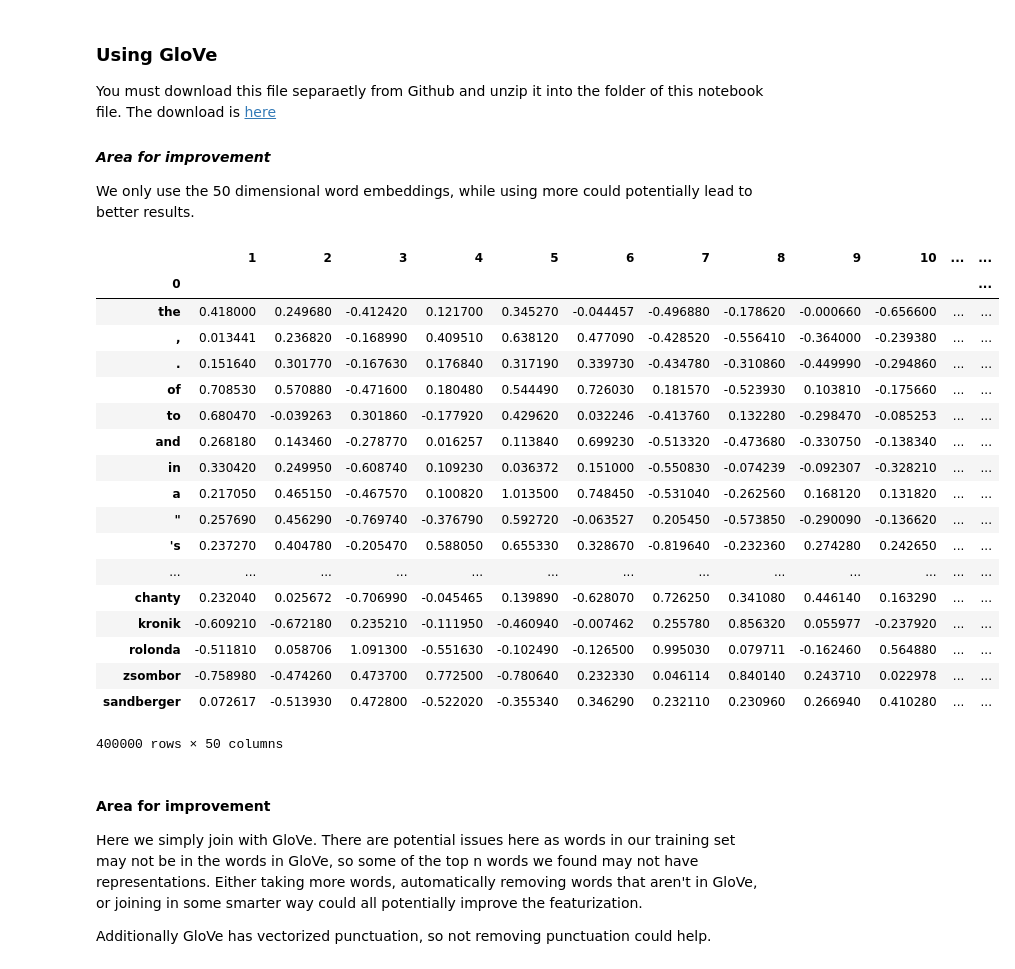
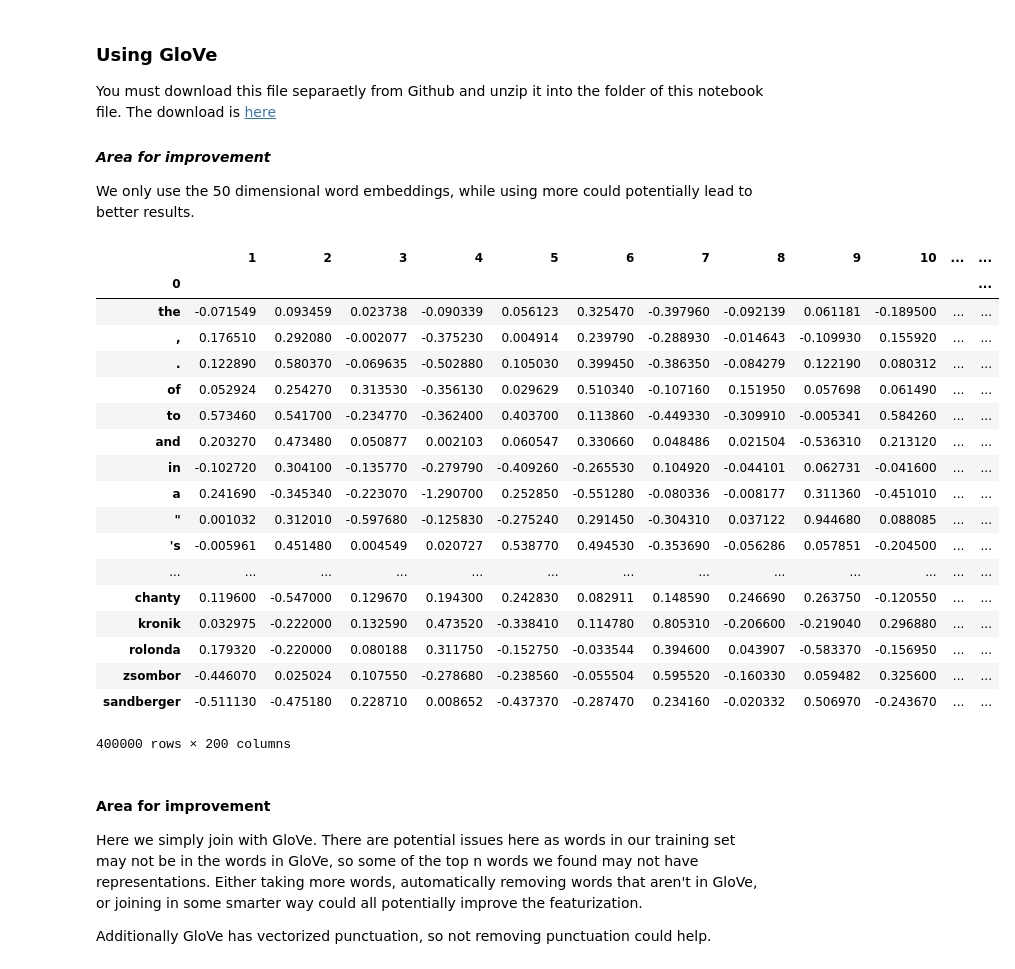
Before and after one commit to akshays97/MBTI-Comp, a Jupyter notebook: Myers Briggs Classification - Full.ipynb, the cells around one changed output. Saved outputs shown, nothing was run; the diff lists cells and outputs as text; code cells hidden in the pictures.

```diff
--- a/Myers Briggs Classification - Full.ipynb
+++ b/Myers Briggs Classification - Full.ipynb
@@ -403,32 +403,32 @@ You must download this file separaetly from Github and unzip it into the folder
 #### *Area for improvement*
 We only use the 50 dimensional word embeddings, while using more could potentially lead to better results.
 # %%
-glove = pd.read_table('glove/glove.6B.50d.txt',
+glove = pd.read_table('glove/glove.6B.200d.txt',
                       sep=' ',
                       index_col=0,
                       header=None,
                       quoting=csv.QUOTE_NONE)
 glove
 # %% [output]
 |  | 1 | 2 | 3 | 4 | 5 | 6 | 7 | 8 | 9 | 10 | ... | ... |
 | 0 |  |  |  |  |  |  |  |  |  |  |  | ... |
-| the | 0.418000 | 0.249680 | -0.412420 | 0.121700 | 0.345270 | -0.044457 | -0.496880 | -0.178620 | -0.000660 | -0.656600 | ... | ... |
-| , | 0.013441 | 0.236820 | -0.168990 | 0.409510 | 0.638120 | 0.477090 | -0.428520 | -0.556410 | -0.364000 | -0.239380 | ... | ... |
-| . | 0.151640 | 0.301770 | -0.167630 | 0.176840 | 0.317190 | 0.339730 | -0.434780 | -0.310860 | -0.449990 | -0.294860 | ... | ... |
-| of | 0.708530 | 0.570880 | -0.471600 | 0.180480 | 0.544490 | 0.726030 | 0.181570 | -0.523930 | 0.103810 | -0.175660 | ... | ... |
-| to | 0.680470 | -0.039263 | 0.301860 | -0.177920 | 0.429620 | 0.032246 | -0.413760 | 0.132280 | -0.298470 | -0.085253 | ... | ... |
-| and | 0.268180 | 0.143460 | -0.278770 | 0.016257 | 0.113840 | 0.699230 | -0.513320 | -0.473680 | -0.330750 | -0.138340 | ... | ... |
-| in | 0.330420 | 0.249950 | -0.608740 | 0.109230 | 0.036372 | 0.151000 | -0.550830 | -0.074239 | -0.092307 | -0.328210 | ... | ... |
-| a | 0.217050 | 0.465150 | -0.467570 | 0.100820 | 1.013500 | 0.748450 | -0.531040 | -0.262560 | 0.168120 | 0.131820 | ... | ... |
-| " | 0.257690 | 0.456290 | -0.769740 | -0.376790 | 0.592720 | -0.063527 | 0.205450 | -0.573850 | -0.290090 | -0.136620 | ... | ... |
-| 's | 0.237270 | 0.404780 | -0.205470 | 0.588050 | 0.655330 | 0.328670 | -0.819640 | -0.232360 | 0.274280 | 0.242650 | ... | ... |
+| the | -0.071549 | 0.093459 | 0.023738 | -0.090339 | 0.056123 | 0.325470 | -0.397960 | -0.092139 | 0.061181 | -0.189500 | ... | ... |
+| , | 0.176510 | 0.292080 | -0.002077 | -0.375230 | 0.004914 | 0.239790 | -0.288930 | -0.014643 | -0.109930 | 0.155920 | ... | ... |
+| . | 0.122890 | 0.580370 | -0.069635 | -0.502880 | 0.105030 | 0.399450 | -0.386350 | -0.084279 | 0.122190 | 0.080312 | ... | ... |
+| of | 0.052924 | 0.254270 | 0.313530 | -0.356130 | 0.029629 | 0.510340 | -0.107160 | 0.151950 | 0.057698 | 0.061490 | ... | ... |
+| to | 0.573460 | 0.541700 | -0.234770 | -0.362400 | 0.403700 | 0.113860 | -0.449330 | -0.309910 | -0.005341 | 0.584260 | ... | ... |
+| and | 0.203270 | 0.473480 | 0.050877 | 0.002103 | 0.060547 | 0.330660 | 0.048486 | 0.021504 | -0.536310 | 0.213120 | ... | ... |
+| in | -0.102720 | 0.304100 | -0.135770 | -0.279790 | -0.409260 | -0.265530 | 0.104920 | -0.044101 | 0.062731 | -0.041600 | ... | ... |
+| a | 0.241690 | -0.345340 | -0.223070 | -1.290700 | 0.252850 | -0.551280 | -0.080336 | -0.008177 | 0.311360 | -0.451010 | ... | ... |
+| " | 0.001032 | 0.312010 | -0.597680 | -0.125830 | -0.275240 | 0.291450 | -0.304310 | 0.037122 | 0.944680 | 0.088085 | ... | ... |
+| 's | -0.005961 | 0.451480 | 0.004549 | 0.020727 | 0.538770 | 0.494530 | -0.353690 | -0.056286 | 0.057851 | -0.204500 | ... | ... |
 | ... | ... | ... | ... | ... | ... | ... | ... | ... | ... | ... | ... | ... |
-| chanty | 0.232040 | 0.025672 | -0.706990 | -0.045465 | 0.139890 | -0.628070 | 0.726250 | 0.341080 | 0.446140 | 0.163290 | ... | ... |
-| kronik | -0.609210 | -0.672180 | 0.235210 | -0.111950 | -0.460940 | -0.007462 | 0.255780 | 0.856320 | 0.055977 | -0.237920 | ... | ... |
-| rolonda | -0.511810 | 0.058706 | 1.091300 | -0.551630 | -0.102490 | -0.126500 | 0.995030 | 0.079711 | -0.162460 | 0.564880 | ... | ... |
-| zsombor | -0.758980 | -0.474260 | 0.473700 | 0.772500 | -0.780640 | 0.232330 | 0.046114 | 0.840140 | 0.243710 | 0.022978 | ... | ... |
-| sandberger | 0.072617 | -0.513930 | 0.472800 | -0.522020 | -0.355340 | 0.346290 | 0.232110 | 0.230960 | 0.266940 | 0.410280 | ... | ... |
+| chanty | 0.119600 | -0.547000 | 0.129670 | 0.194300 | 0.242830 | 0.082911 | 0.148590 | 0.246690 | 0.263750 | -0.120550 | ... | ... |
+| kronik | 0.032975 | -0.222000 | 0.132590 | 0.473520 | -0.338410 | 0.114780 | 0.805310 | -0.206600 | -0.219040 | 0.296880 | ... | ... |
+| rolonda | 0.179320 | -0.220000 | 0.080188 | 0.311750 | -0.152750 | -0.033544 | 0.394600 | 0.043907 | -0.583370 | -0.156950 | ... | ... |
+| zsombor | -0.446070 | 0.025024 | 0.107550 | -0.278680 | -0.238560 | -0.055504 | 0.595520 | -0.160330 | 0.059482 | 0.325600 | ... | ... |
+| sandberger | -0.511130 | -0.475180 | 0.228710 | 0.008652 | -0.437370 | -0.287470 | 0.234160 | -0.020332 | 0.506970 | -0.243670 | ... | ... |
-400000 rows × 50 columns
+400000 rows × 200 columns
 # %% [markdown]
 #### Area for improvement
 Here we simply join with GloVe. There are potential issues here as words in our training set may not be in the words in GloVe, so some of the top n words we found may not have representations. Either taking more words, automatically removing words that aren't in GloVe, or joining in some smarter way could all potentially improve the featurization.
```
Also changed, not shown: parts of 13 cells of this notebook, 3 other files.
